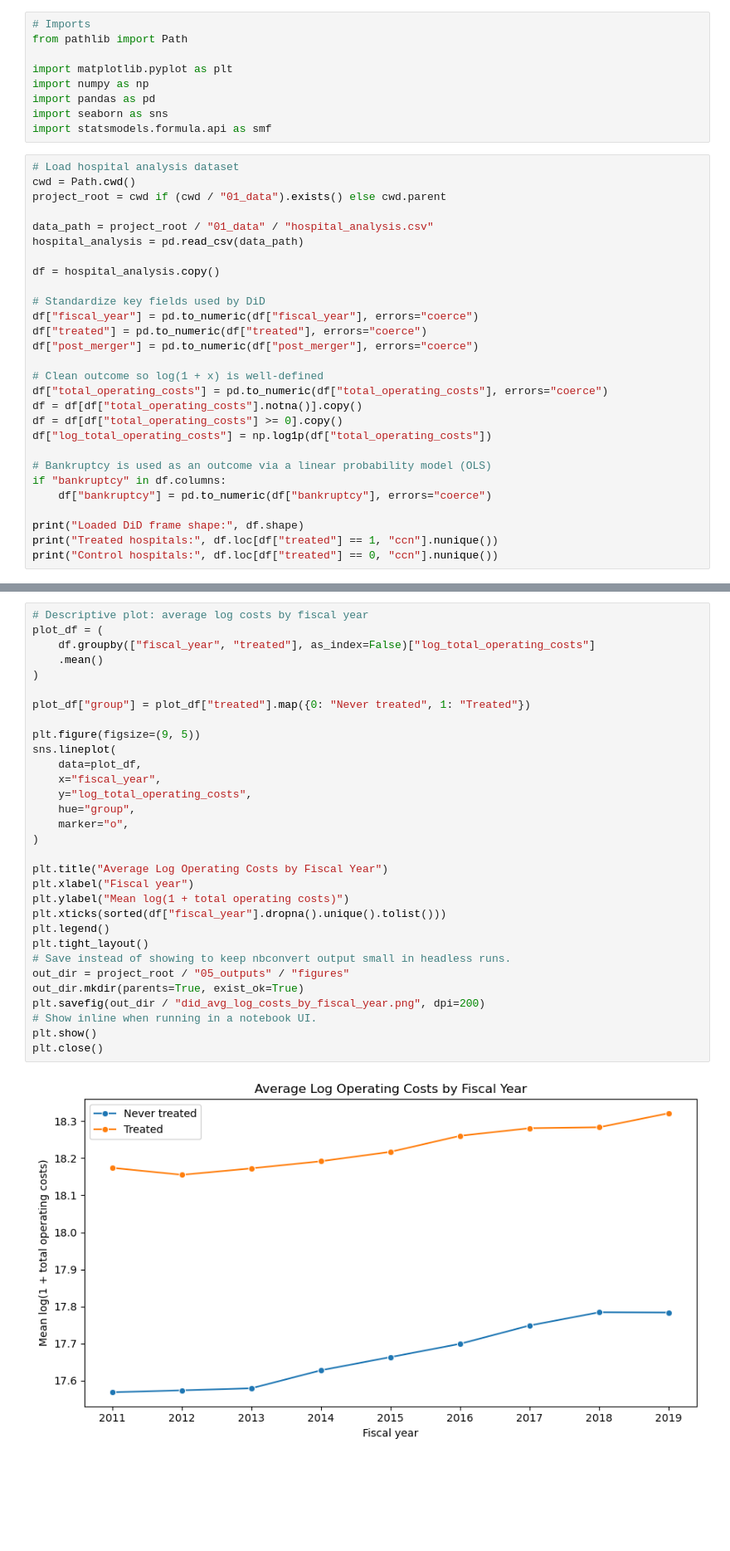
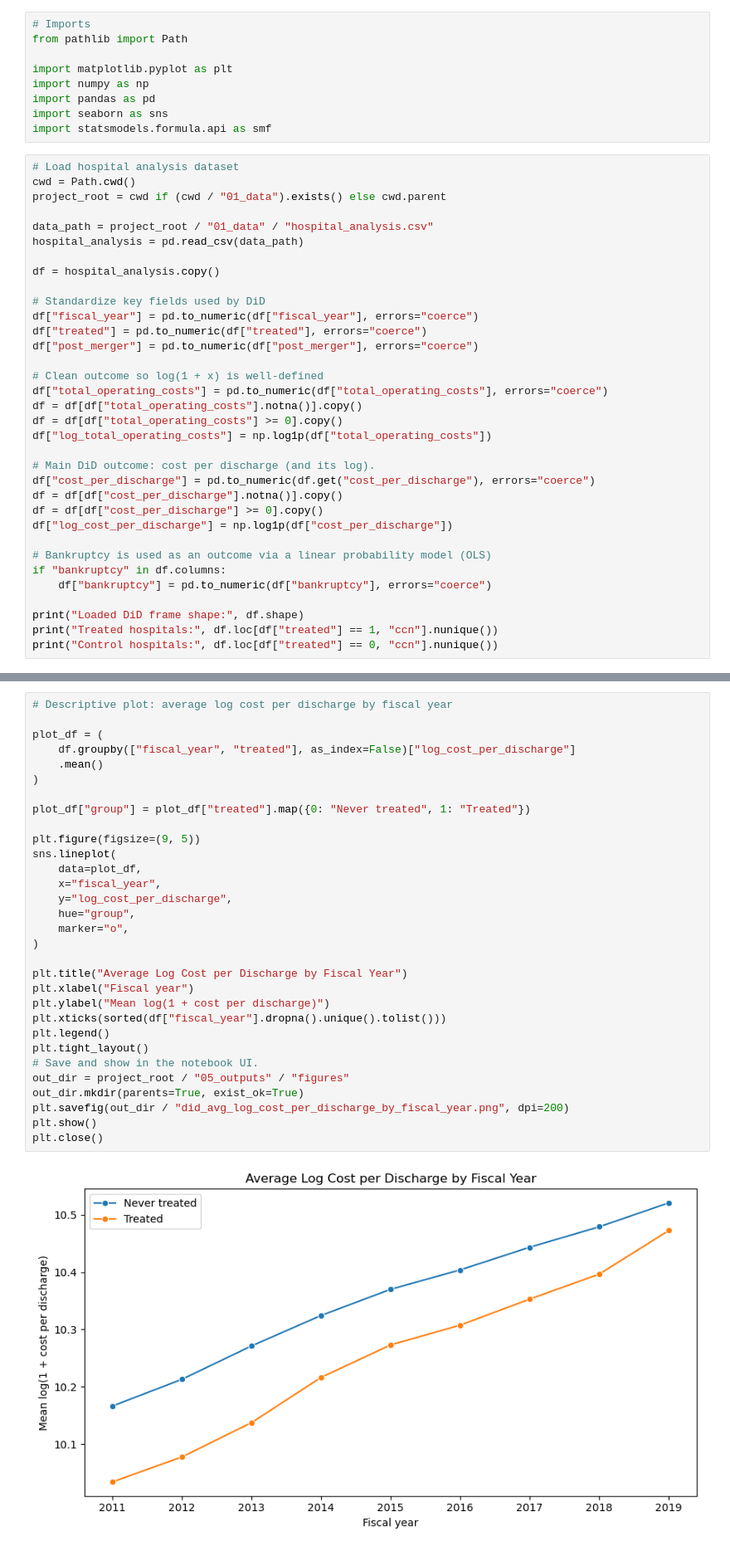
Before and after one commit to FarnooshMemari/IDS_701_final_project, a Jupyter notebook: 04_main_analysis/difference_in_difference_analysis.ipynb, the cells around one changed output, grey strips where cells are left out. Shown at 83% size. Drawn from its saved outputs; the diff is of its cells as text; blank space fills up the shorter version.

```diff
--- a/04_main_analysis/difference_in_difference_analysis.ipynb
+++ b/04_main_analysis/difference_in_difference_analysis.ipynb
@@ -42,6 +80,12 @@ df = df[df["total_operating_costs"].notna()].copy()
 df = df[df["total_operating_costs"] >= 0].copy()
 df["log_total_operating_costs"] = np.log1p(df["total_operating_costs"])
 
+# Main DiD outcome: cost per discharge (and its log).
+df["cost_per_discharge"] = pd.to_numeric(df.get("cost_per_discharge"), errors="coerce")
+df = df[df["cost_per_discharge"].notna()].copy()
+df = df[df["cost_per_discharge"] >= 0].copy()
+df["log_cost_per_discharge"] = np.log1p(df["cost_per_discharge"])
+
 # Bankruptcy is used as an outcome via a linear probability model (OLS)
 if "bankruptcy" in df.columns:
     df["bankruptcy"] = pd.to_numeric(df["bankruptcy"], errors="coerce")
@@ -56,34 +100,34 @@ Control hospitals: 5227
 # %%
-# Descriptive plot: average log costs by fiscal year
+# Descriptive plot: average log cost per discharge by fiscal year
+
 plot_df = (
-    df.groupby(["fiscal_year", "treated"], as_index=False)["log_total_operating_costs"]
+    df.groupby(["fiscal_year", "treated"], as_index=False)["log_cost_per_discharge"]
     .mean()
 )
 
 plot_df["group"] = plot_df["treated"].map({0: "Never treated", 1: "Treated"})
 
 plt.figure(figsize=(9, 5))
 sns.lineplot(
     data=plot_df,
     x="fiscal_year",
-    y="log_total_operating_costs",
+    y="log_cost_per_discharge",
     hue="group",
     marker="o",
 )
 
-plt.title("Average Log Operating Costs by Fiscal Year")
+plt.title("Average Log Cost per Discharge by Fiscal Year")
 plt.xlabel("Fiscal year")
-plt.ylabel("Mean log(1 + total operating costs)")
+plt.ylabel("Mean log(1 + cost per discharge)")
 plt.xticks(sorted(df["fiscal_year"].dropna().unique().tolist()))
 plt.legend()
 plt.tight_layout()
-# Save instead of showing to keep nbconvert output small in headless runs.
+# Save and show in the notebook UI.
 out_dir = project_root / "05_outputs" / "figures"
 out_dir.mkdir(parents=True, exist_ok=True)
-plt.savefig(out_dir / "did_avg_log_costs_by_fiscal_year.png", dpi=200)
-# Show inline when running in a notebook UI.
+plt.savefig(out_dir / "did_avg_log_cost_per_discharge_by_fiscal_year.png", dpi=200)
 plt.show()
 plt.close()
 # %% [output]
-[figure, old version]
+[figure, new version]
 # %%
```
Also changed, not shown: parts of 8 cells of this notebook, 1 other file.
